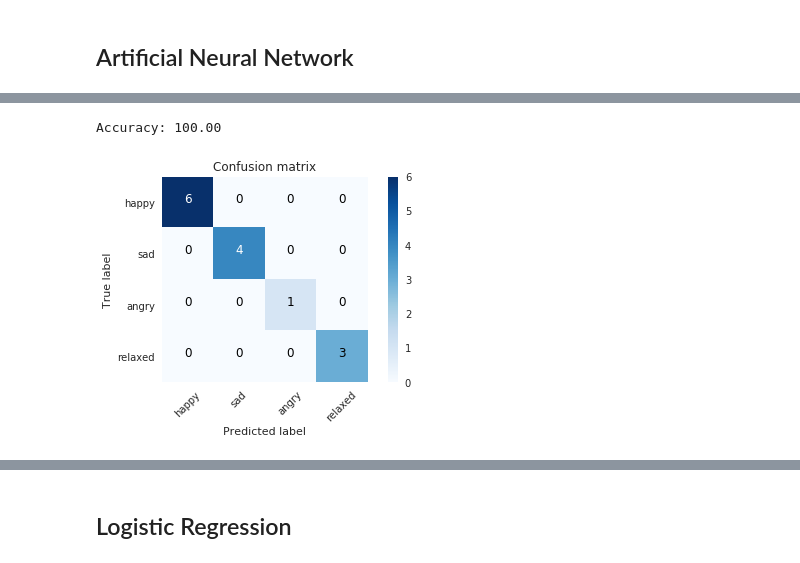
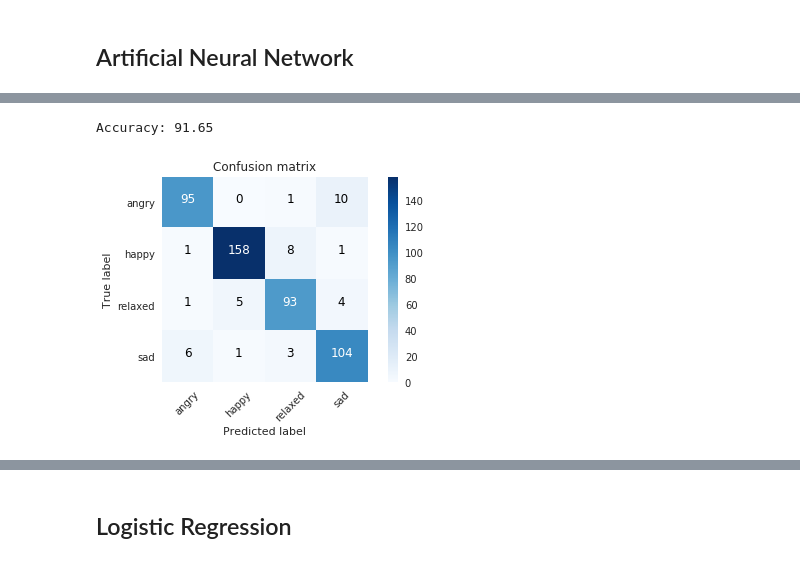
Before and after one commit to sgiammy/emotion-patterns-in-music-playlists, a Jupyter notebook: src/Advanced_Feature_Engineering.ipynb, the cells around one changed output, grey strips where cells are left out. Saved outputs shown, nothing was run; the diff lists cells and outputs as text; code cells hidden in the pictures.

Commit message:
[Advanced_feature_engineering]fix confusion matrix for neural network

```diff
--- a/src/Advanced_Feature_Engineering.ipynb
+++ b/src/Advanced_Feature_Engineering.ipynb
@@ -257,0 +256,2 @@ X_test_nn = sc.transform(X_test)
+# %%
+cm_labels = encoder.inverse_transform([0, 1, 2, 3])
@@ -322,14 +293,4 @@ KeyboardInterrupt:
 classifier = build_ann('adam')
 classifier.fit(X_train_nn, y_nn, batch_size = 256, epochs = 100, verbose=0)
 y_pred = classifier.predict(X_test_nn)
-
-y_pred1 = np.argmax(y_pred,axis=1)
-
-encoder = LabelEncoder()
-encoder.fit(y_test)
-encoded_Y = encoder.transform(y_test)
-y_nn_pred = np_utils.to_categorical(encoded_Y)
-cm = confusion_matrix(y_pred1, y_nn_pred.argmax(axis=1))
-plot_confusion_matrix(cm)
-accuracy = (sum([cm[i,i] for i in range(len(cm))])) / len(y_nn_pred)
-print('Accuracy: %0.2f' % (accuracy*100))
+y_pred = np.argmax(y_pred,axis=1)
@@ -339,19 +297,8 @@ Accuracy: 90.43
 # %%
-from sklearn.preprocessing import StandardScaler
-X_test_extra_nn = sc.transform(X_test_extra)
-
-y_pred_extra_nn = classifier.predict(X_test_extra_nn)
-
-y_pred1 = np.argmax(y_pred_extra_nn, axis=1)
-
-encoder = LabelEncoder()
-encoder.fit(y_test)
-encoded_Y = encoder.transform(y_test)
-y_nn_pred = np_utils.to_categorical(encoded_Y)
-cm = confusion_matrix(y_pred1, y_pred_extra_nn.argmax(axis=1))
-plot_confusion_matrix(cm)
-accuracy = (sum([cm[i,i] for i in range(len(cm))])) / len(y_pred_extra_nn)
+cm = confusion_matrix(encoded_Y_test, y_pred)
+plot_confusion_matrix(cm, classes=cm_labels)
+accuracy = (sum([cm[i,i] for i in range(len(cm))])) / len(y_nn_pred)
 print('Accuracy: %0.2f' % (accuracy*100))
 # %% [output]
-Accuracy: 100.00
+Accuracy: 91.65
-[figure, old version]
+[figure, new version]
```
Also changed, not shown: parts of 9 cells of this notebook.
